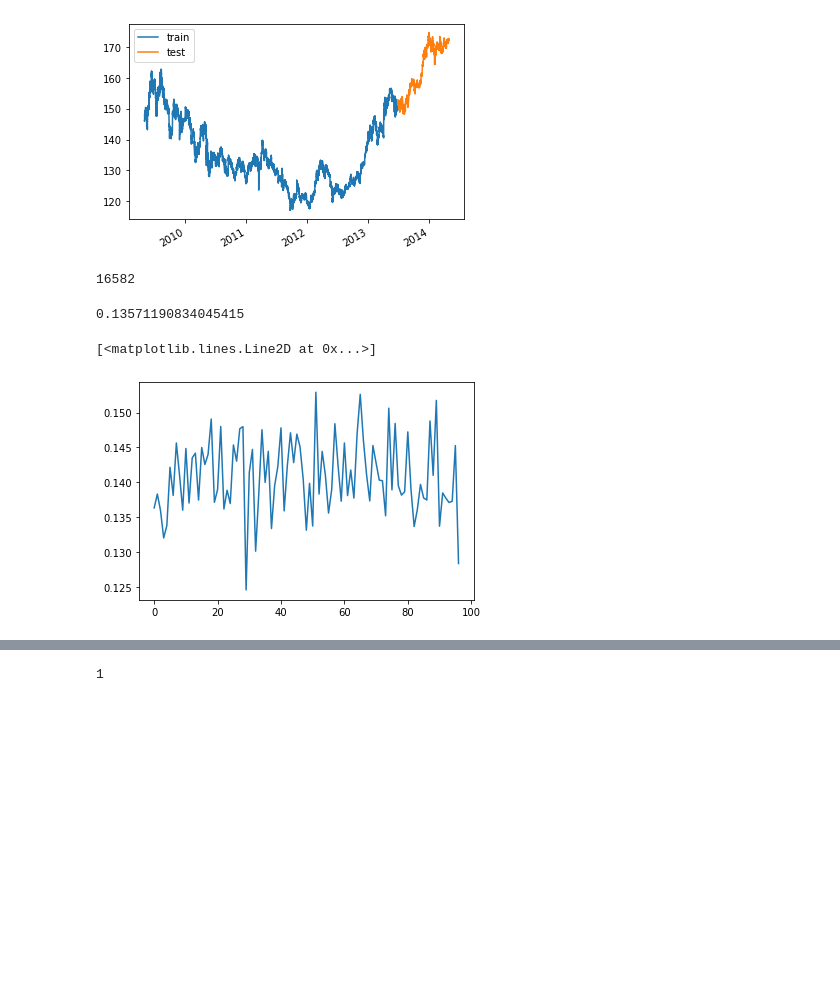
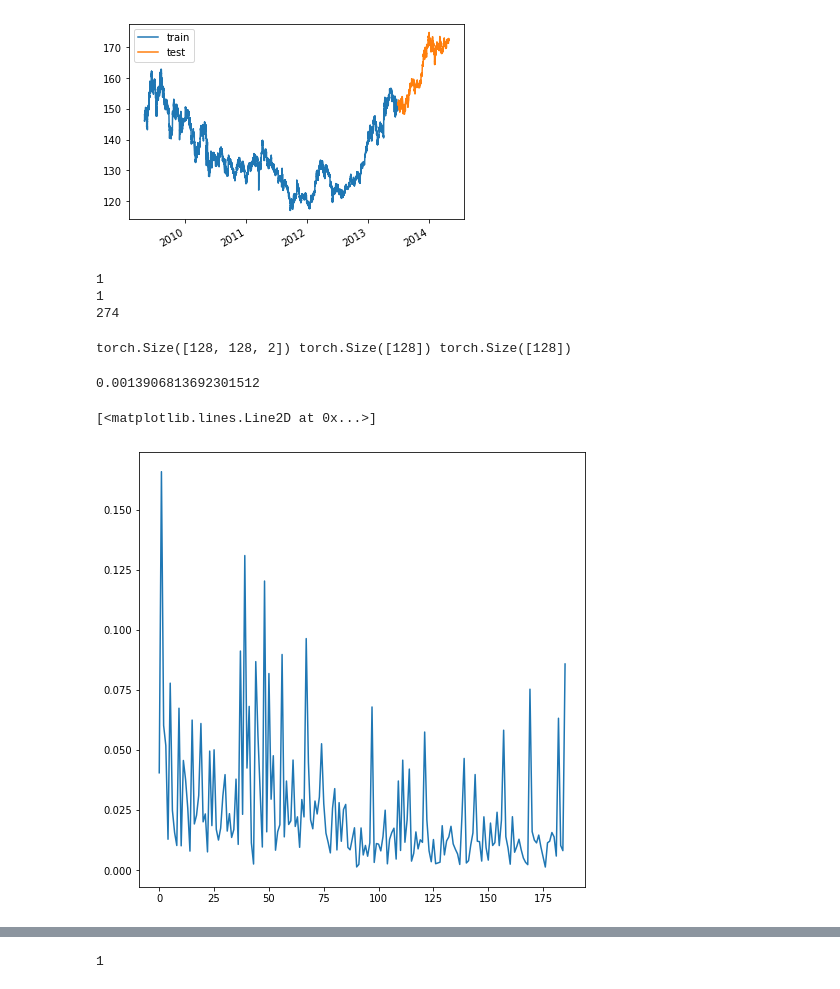
Before and after one commit to Hanwant/madigan, a Jupyter notebook: notebooks/contrastive_learning_bull_bear.ipynb, the cells around one changed output, grey strips where cells are left out. Cells and saved outputs as stored; diff of their text form; code cells hidden in the pictures; blank space fills up the shorter version.

```diff
--- a/notebooks/contrastive_learning_bull_bear.ipynb
+++ b/notebooks/contrastive_learning_bull_bear.ipynb
@@ -79,7 +80,7 @@ class BaseDataset(torch.utils.data.Dataset):
 # %%
 class FixedWindow(torch.utils.data.Dataset):
     def __init__(self, df, window_length):
-        self.data = df.mean(axis=1).to_numpy().astype(np.float32)
+        self.data = df.to_numpy().astype(np.float32)
 #         self.data = df['C'].to_numpy().astype(np.float32)
         self.k = window_length
     def __len__(self):
@@ -92,6 +93,6 @@ class FixedWindow(torch.utils.data.Dataset):
         data = self.data[idx - self.k: idx]
         label = 0
         if random() < 0.5:
-            data = data[::-1]
+            data = data[::-1].copy()
             label = 1
-        return data, label
+        return torch.from_numpy(data), torch.tensor(label, dtype=torch.float32)
@@ -158,0 +99,3 @@ class AE_CNN(nn.Module):
+# %%
+def custom_collate(batch):
+    return torch.stack([b[0] for b in batch]), torch.stack([b[1] for b in batch])
@@ -206,48 +270,61 @@ def show_performance(metrics):
         _ax.legend()
     return fig, ax
 # %%
-window_size = 64
+window_size = 128
 batch_size = 128
-d_model = 32
-d_fc = 256
+d_model = 256
+channels = [32, 32]
+kernels = [7, 7]
+strides = [1, 1]
+dilations = [1, 1]
+groups = 1
+
+input_channels = 2
+
 encoded_size = 8
 
 trn_dset = FixedWindow(trn_df, window_size)
 tst_dset = FixedWindow(tst_df, window_size)
-trnloader = torch.utils.data.DataLoader(trn_dset, batch_size=batch_size, shuffle=True)
-tstloader = torch.utils.data.DataLoader(tst_dset, batch_size=batch_size, shuffle=True)
+trnloader = torch.utils.data.DataLoader(trn_dset, batch_size=batch_size, shuffle=True,
+                                       collate_fn = custom_collate)
+tstloader = torch.utils.data.DataLoader(tst_dset, batch_size=batch_size, shuffle=True,
+                                       collate_fn = custom_collate)
 
-# model = AE_MLP(input_size=window_size, encoded_size=16, d_model=64, n_encoding_layers=1).to(device)
-model = AE_CNN_SYMM(input_size=window_size, encoded_size=window_size//8,
-                    d_model=d_model, d_fc=d_fc, n_encoding_layers=1).to(device)
-# model = AE_CNN_ASYMM(input_size=64, encoded_size=32, d_model=32, n_encoding_layers=4).to(device)
+model = CNN(input_size=64, input_channels=input_channels, output_size=1, d_model=32, channels=channels,
+            kernels=kernels, strides=strides, groups=groups, dilations=dilations).to(device)
 print(model_size(model))
 # %% [output]
-16582
+1
+1
+274
 # %%
 # Test forward pass
 
-x = next(iter(trnloader)).to(device)
-pred = model(x)
+x, y = next(iter(trnloader))
 
-assert x.shape == pred.shape
+pred = model(x.to(device))
+
+print(x.shape, pred.shape, y.shape)
+# %% [output]
+torch.Size([128, 128, 2]) torch.Size([128]) torch.Size([128])
 # %%
 losses = []
 # %%
 epochs = 100
 
-opt = torch.optim.Adam(model.parameters(), lr=1e-4)
+opt = torch.optim.Adam(model.parameters(), lr=1e-3)
 for i in tqdm(range(epochs)):
     train_loop = iter(trainer(model, trnloader, device))
     for loss in train_loop:
         losses.append(loss)
 # %% [output]
-0.13571190834045415
+0.0013906813692301512
 # %%
-plt.plot(losses[-len(trnloader)+100:])
+# plt.plot(losses[-len(trnloader)+100:])
+plt.plot(losses[-len(trnloader)+10:])
 # %% [output]
 [<matplotlib.lines.Line2D at 0x...>]
-[figure, old version]
+[figure, new version]
 # %%
 metrics = test(model, tstloader, device)
 fig, ax = show_performance(metrics)
```
Also changed, not shown: parts of 6 cells of this notebook, 5 other files.
